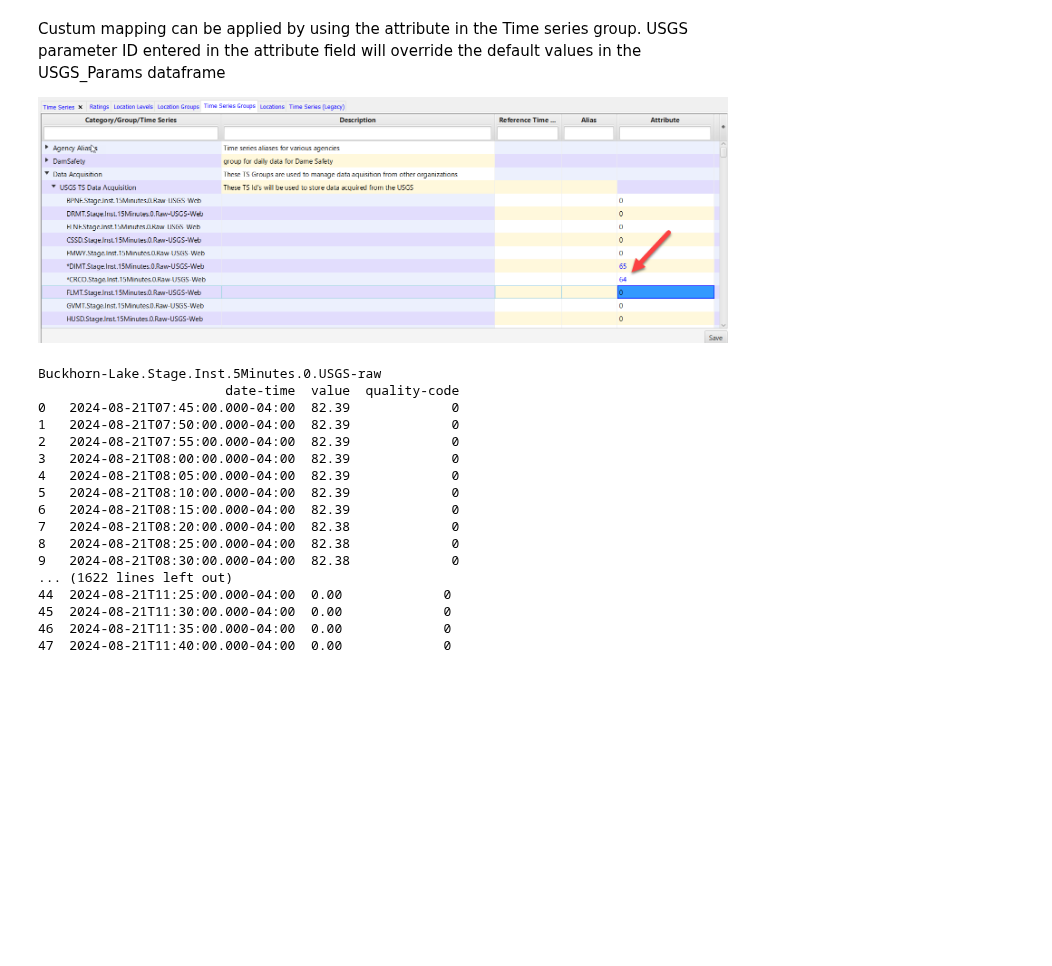
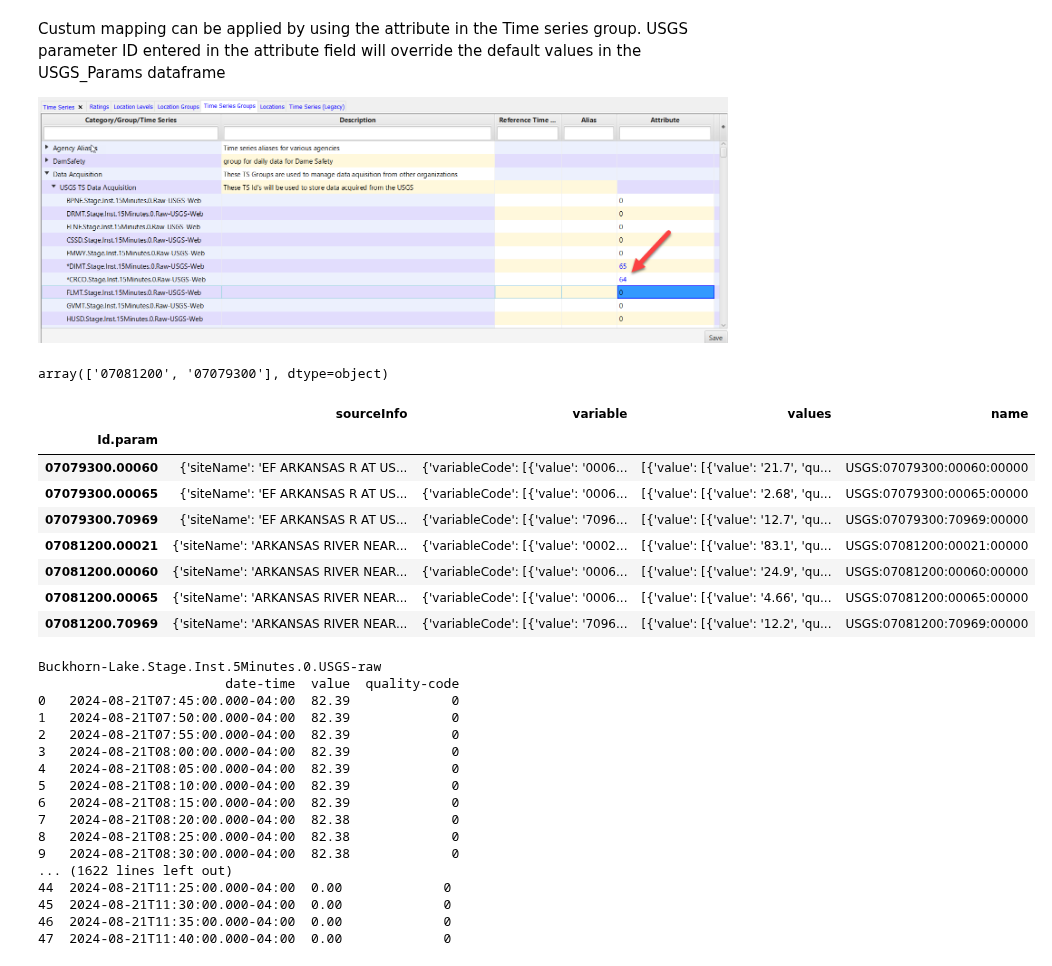
Before and after one commit to HydrologicEngineeringCenter/CWMS-data-acquisition-python, a Jupyter notebook: src/getUSGS/getUSGS_CDA.ipynb, the cells around one changed output. Drawn from its saved outputs; the diff is of its cells as text; code cells hidden in the pictures; blank space fills up the shorter version.

```diff
--- a/src/getUSGS/getUSGS_CDA.ipynb
+++ b/src/getUSGS/getUSGS_CDA.ipynb
@@ -186,6 +187,10 @@ USGS_ts = USGS_ts.rename(columns = {'attribute': 'USGS_PARAMETER'})
 # %%
 #grab all of the unique USGS stations numbers to be sent to USGS api
 sites = USGS_ts.USGS_St_Num.unique()
+# %%
+sites
+# %% [output]
+array(['07081200', '07079300'], dtype=object)
 # %%
 def getUSGS_ts(sites, startDT, endDT):
     '''
@@ -223,6 +228,18 @@ startDT = endDT-timedelta(hours=4)
 
 # get data for all sites from USGS api
 USGS_data = getUSGS_ts(sites, startDT, endDT)
+# %%
+USGS_data
+# %% [output]
+|  | sourceInfo | variable | values | name |
+| Id.param |  |  |  |  |
+| 07079300.00060 | {'siteName': 'EF ARKANSAS R AT US... | {'variableCode': [{'value': '0006... | [{'value': [{'value': '21.7', 'qu... | USGS:07079300:00060:00000 |
+| 07079300.00065 | {'siteName': 'EF ARKANSAS R AT US... | {'variableCode': [{'value': '0006... | [{'value': [{'value': '2.68', 'qu... | USGS:07079300:00065:00000 |
+| 07079300.70969 | {'siteName': 'EF ARKANSAS R AT US... | {'variableCode': [{'value': '7096... | [{'value': [{'value': '12.7', 'qu... | USGS:07079300:70969:00000 |
+| 07081200.00021 | {'siteName': 'ARKANSAS RIVER NEAR... | {'variableCode': [{'value': '0002... | [{'value': [{'value': '83.1', 'qu... | USGS:07081200:00021:00000 |
+| 07081200.00060 | {'siteName': 'ARKANSAS RIVER NEAR... | {'variableCode': [{'value': '0006... | [{'value': [{'value': '24.9', 'qu... | USGS:07081200:00060:00000 |
+| 07081200.00065 | {'siteName': 'ARKANSAS RIVER NEAR... | {'variableCode': [{'value': '0006... | [{'value': [{'value': '4.66', 'qu... | USGS:07081200:00065:00000 |
+| 07081200.70969 | {'siteName': 'ARKANSAS RIVER NEAR... | {'variableCode': [{'value': '7096... | [{'value': [{'value': '12.2', 'qu... | USGS:07081200:70969:00000 |
 # %%
 # lists to hold time series that fail
 #noData -> usgs location and parameter were present in USGS api but the values were empty
```
Also changed, not shown: parts of 4 cells of this notebook, 1 other file.
